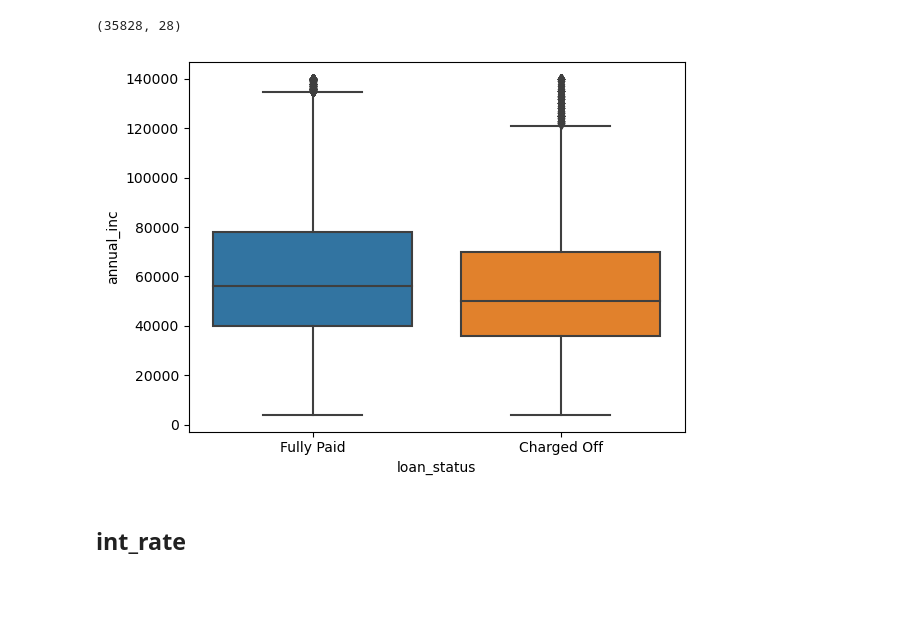
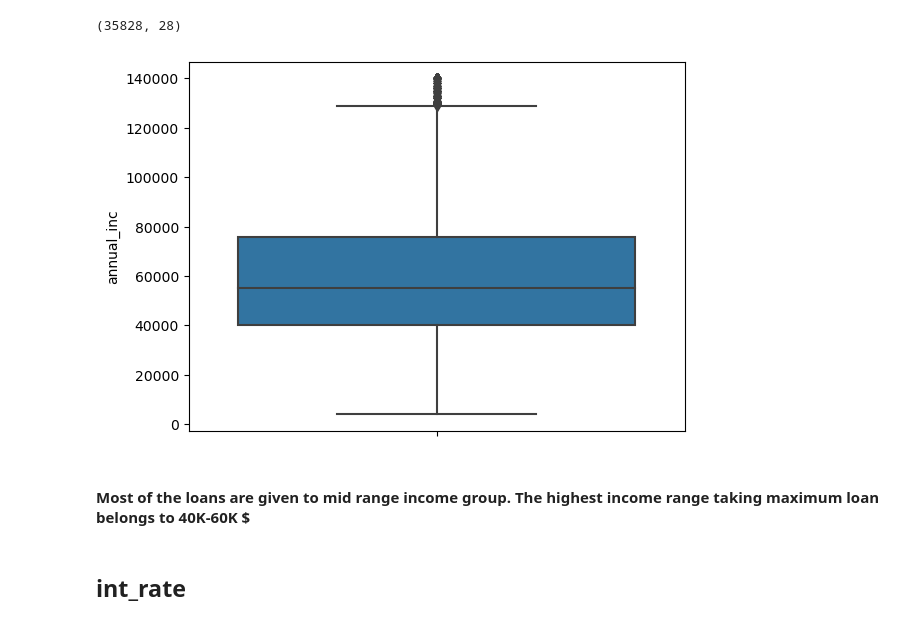
Before and after one commit to gurpreetkalra/LoanClubCaseStudyRepo, a Jupyter notebook: FinalDraft/Lending_Case_Study_Submission.ipynb, the cells around one changed output. Saved outputs shown, nothing was run; the diff lists cells and outputs as text; code cells hidden in the pictures; blank space fills up the shorter version.

```diff
--- a/FinalDraft/Lending_Case_Study_Submission.ipynb
+++ b/FinalDraft/Lending_Case_Study_Submission.ipynb
@@ -454,7 +465,7 @@ plt.show()
 [figure]
 [figure]
 # %%
-outliers , count_of_outliers, percentage_of_outliers = find_outliers_tukey(loan_df['annual_inc'])
+outliers , count_of_outliers, percentage_of_outliers = find_outliers_IQR(loan_df['annual_inc'])
 #print("Threshold value for the Column {}: {}".format("loan_amnt", threshhold_value))
 print("Records identified as outliers are : {} ({}%)".format(count_of_outliers,percentage_of_outliers))
 
@@ -469,11 +480,13 @@ Records identified as outliers are : 1661 (4%)
 # %%
 # plot data to show changes after removing outliers
 #sns.boxplot(y=loan_df['annual_inc'])
-sns.boxplot(y=loan_df['annual_inc'],x=loan_df['loan_status'],data=loan_df)
+sns.boxplot(y=loan_df['annual_inc'])
 # display the plot
 plt.show()
 # %% [output]
-[figure, old version]
+[figure, new version]
+# %% [markdown]
+#### Most of the loans are given to mid range income group. The highest income range taking maximum loan belongs to 40K-60K $
 # %% [markdown]
 ## int_rate
 # %%
```
Also changed, not shown: parts of 42 cells of this notebook.
